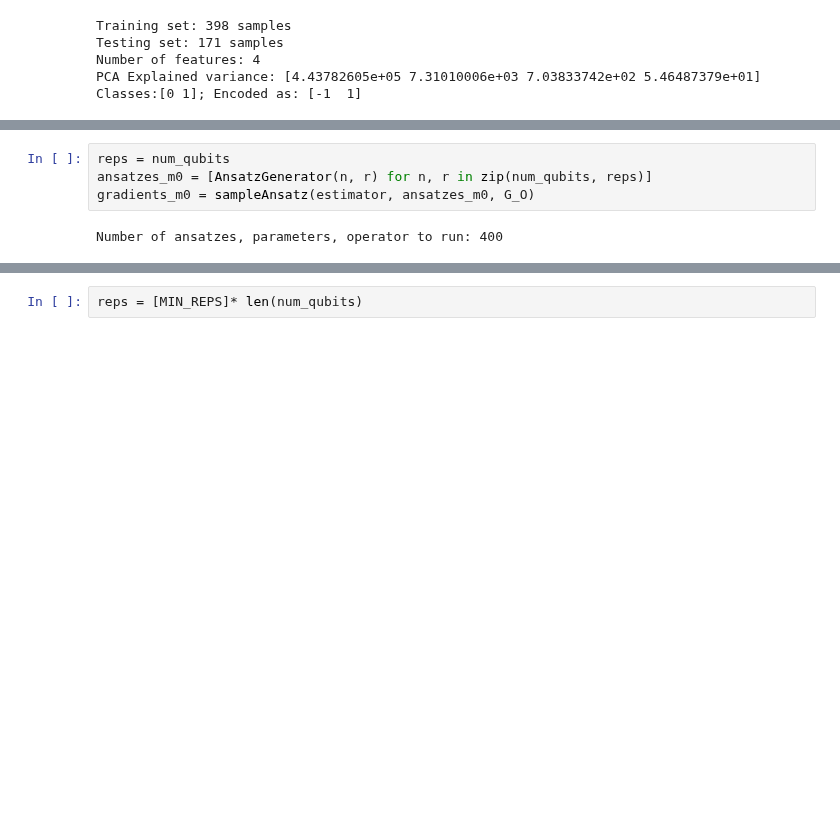
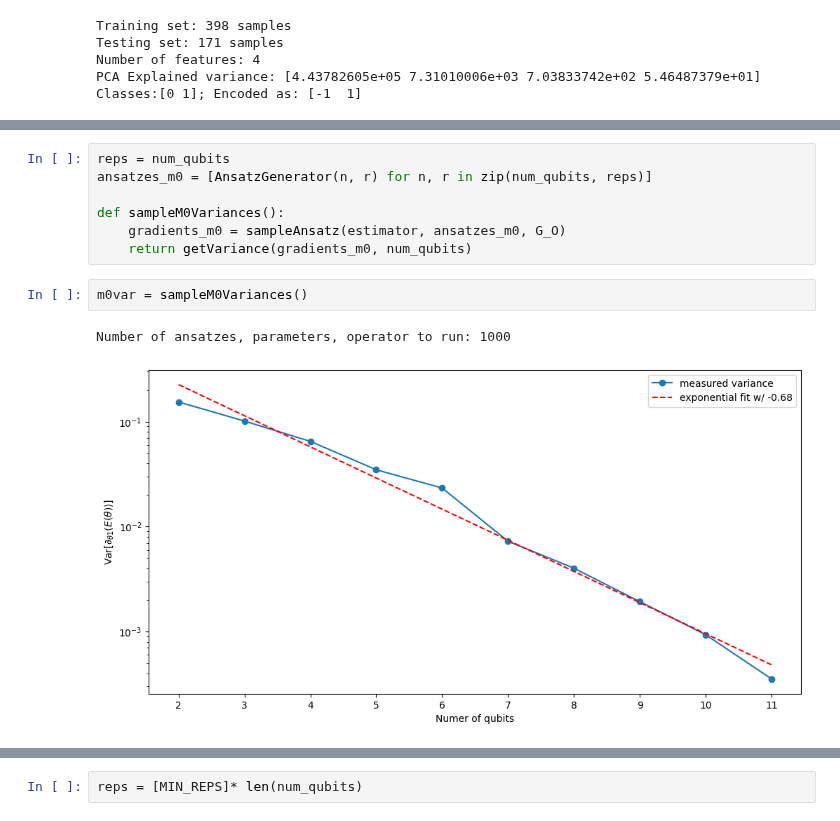
Before and after one commit to NNCT2904/VQA-Notes-v2, a Jupyter notebook: playground.ipynb, the cells around one changed output, grey strips where cells are left out. Drawn from its saved outputs; the diff is of its cells as text; blank space fills up the shorter version.

Commit message:
Intergrate Gradient Variance to experiment instances

```diff
--- a/playground.ipynb
+++ b/playground.ipynb
@@ -144,6 +150,12 @@ Circuit rep: 6 best value: -0.9999999911064975
 # %%
 reps = num_qubits
 ansatzes_m0 = [AnsatzGenerator(n, r) for n, r in zip(num_qubits, reps)]
-gradients_m0 = sampleAnsatz(estimator, ansatzes_m0, G_O)
+
+def sampleM0Variances():
+    gradients_m0 = sampleAnsatz(estimator, ansatzes_m0, G_O)
+    return getVariance(gradients_m0, num_qubits)
-# %% [output]
-Number of ansatzes, parameters, operator to run: 400
+# %%
+m0var = sampleM0Variances()
+# %% [output]
+Number of ansatzes, parameters, operator to run: 1000
+[figure, added]
```
Also changed, not shown: parts of 6 cells of this notebook, 5 other files.
